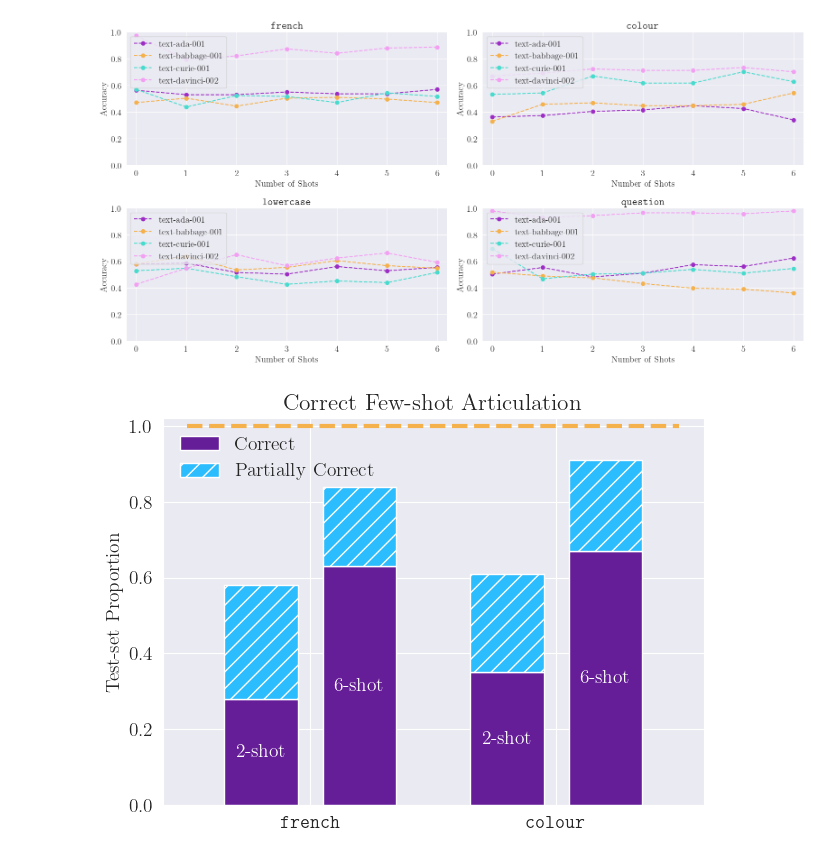
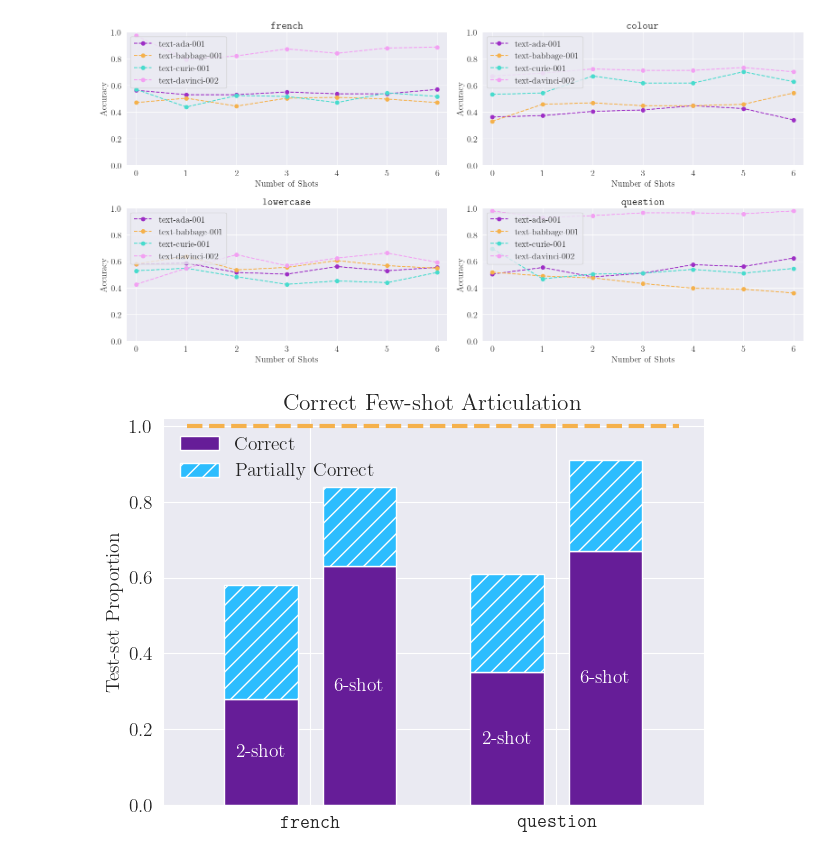
Before and after one commit to XanderJC/llm-articulation, a Jupyter notebook: llma/plotting.ipynb, the cells around one changed output. Cells and saved outputs as stored; diff of their text form; code cells hidden in the pictures.

```diff
--- a/llma/plotting.ipynb
+++ b/llma/plotting.ipynb
@@ -227,39 +227,39 @@ plt.show()
 [figure]
 # %%
 import numpy as np
-labels = [r"$\texttt{french}$",r"$\texttt{colour}$"]
+labels = [r"$\texttt{french}$",r"$\texttt{question}$"]
 six_correct = [0.63, 0.67]
 six_partially = [0.21, 0.24]
 
 two_correct = [0.28, 0.35]
 two_partially = [0.30, 0.26]
 
 X_axis = np.arange(len(labels))
 
 width = 0.3
 
 fig, ax = plt.subplots()
 
 six = ax.bar(X_axis + 0.2, six_correct, width, label='Correct',color = CB91_Violet)
 ax.bar(X_axis + 0.2, six_partially, width, bottom=six_correct,
        label='Partially Correct',color = CB91_Blue, hatch='//')
 
 two = ax.bar(X_axis - 0.2, two_correct, width,color = CB91_Violet)
 ax.bar(X_axis - 0.2, two_partially, width, bottom=two_correct,color = CB91_Blue, hatch='//')
 
 ax.bar_label(six,labels= ["6-shot","6-shot"],label_type='center',color='white')
 ax.bar_label(two,labels= ["2-shot","2-shot"],label_type='center',color='white')
 
 ax.legend(loc='upper left',frameon=False)
 ax.set_ylabel('Test-set Proportion')
 ax.set_title('Correct Few-shot Articulation')
 ax.set_xticks(X_axis, labels)
 ax.hlines(1.0, -0.5, 1.5, linestyles='dashed', colors=CB91_Amber,linewidth=3.0)
 
 plt.setp(ax, ylim=(0, 1.02))
 plt.tight_layout()
 plt.savefig("few_shot_art.pdf")
 plt.show()
 # %% [output]
-[figure, old version]
+[figure, new version]
 # %%
```
Also changed, not shown: parts of 1 cell of this notebook, 13 other files.
